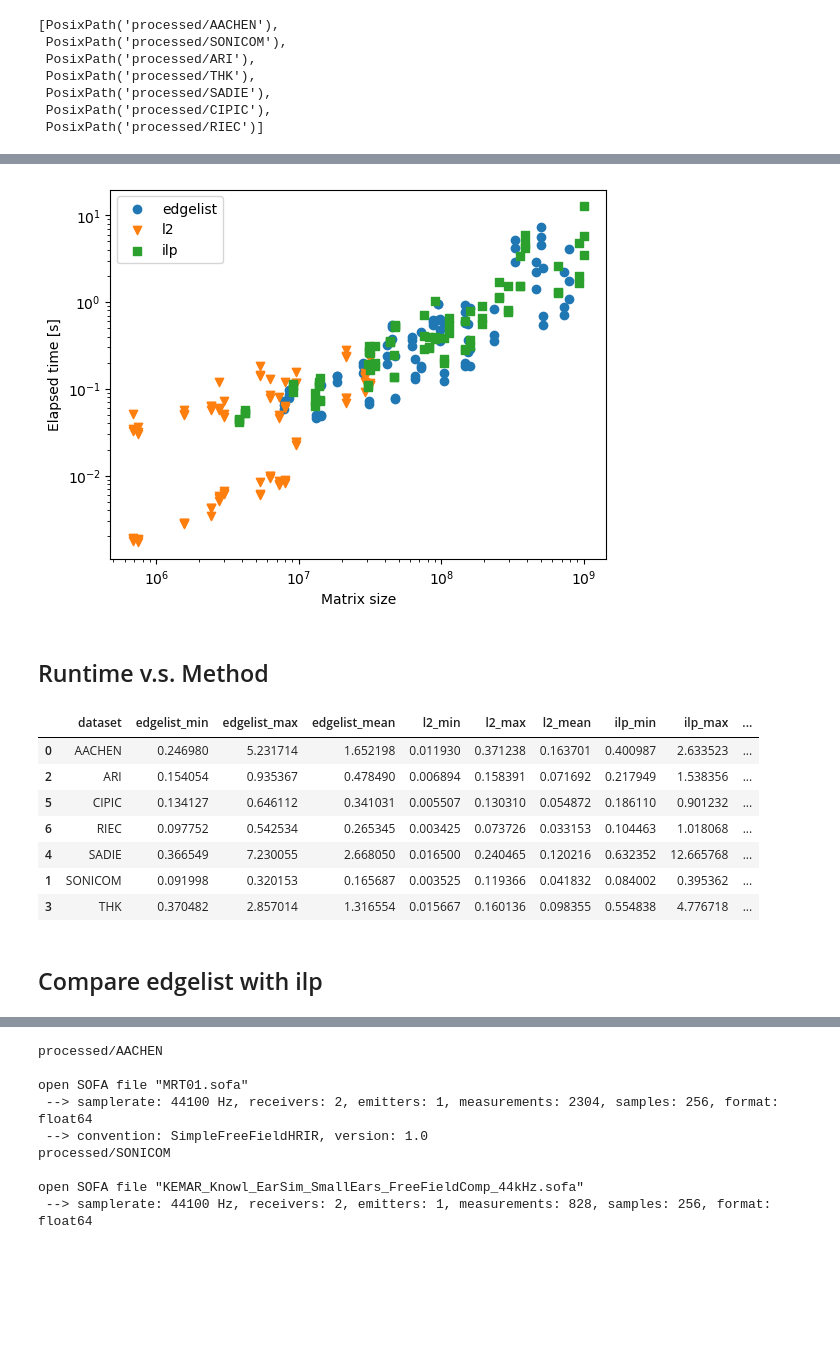
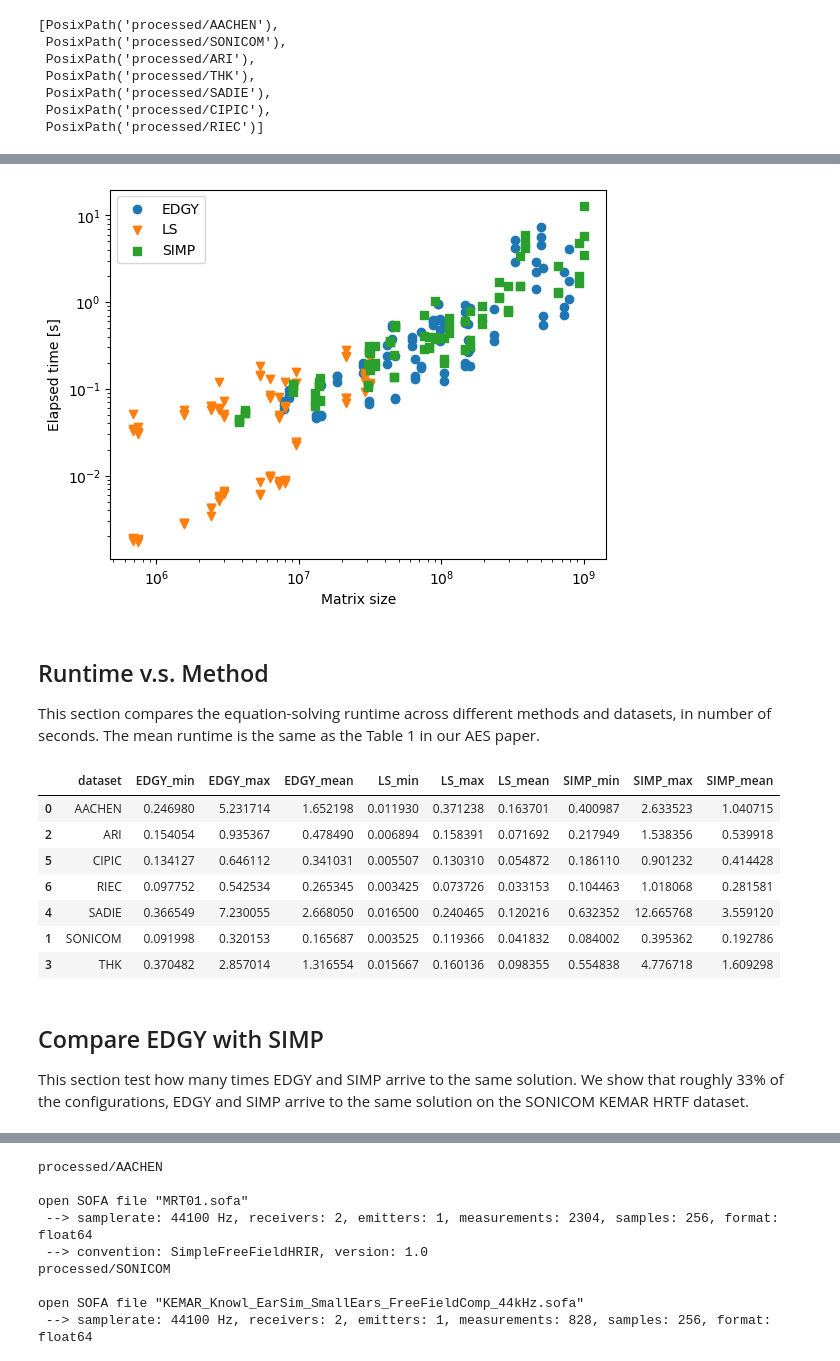
Before and after one commit to yoyololicon/hrtf-ilp, a Jupyter notebook: visualise.ipynb, the cells around one changed output, grey strips where cells are left out. Drawn from its saved outputs; the diff is of its cells as text; code cells hidden in the pictures; blank space fills up the shorter version.

Commit message:
Refactor visualise.ipynb

```diff
--- a/visualise.ipynb
+++ b/visualise.ipynb
@@ -28,38 +31,48 @@ target_dirs
 # %%
 x = {}
 y = {}
 weighting_x = {}
 weighting_y = {}
 
-for filename in chain.from_iterable(Path(target_dir).glob("*.npz") for target_dir in target_dirs):
+method2paper_name = {"edgelist": "EDGY", "l2": "LS", "ilp": "SIMP"}
+
+for filename in chain.from_iterable(
+    Path(target_dir).glob("*.npz") for target_dir in target_dirs
+):
     method, _, toa, _, cross, weighting_method = filename.stem.split("_")
     data = np.load(filename)
     m_shape = data["m_shape"]
     elapsed_time = data["elapsed_time"]
     if cross == "False":
         elapsed_time = elapsed_time / 2
     x[method] = x.get(method, []) + [reduce(lambda x, y: x * y, m_shape)]
     y[method] = y.get(method, []) + [elapsed_time]
-    weighting_x[weighting_method] = weighting_x.get(weighting_method, []) + [reduce(lambda x, y: x * y, m_shape)]
-    weighting_y[weighting_method] = weighting_y.get(weighting_method, []) + [elapsed_time]
+    weighting_x[weighting_method] = weighting_x.get(weighting_method, []) + [
+        reduce(lambda x, y: x * y, m_shape)
+    ]
+    weighting_y[weighting_method] = weighting_y.get(weighting_method, []) + [
+        elapsed_time
+    ]
 
 markers = ["o", "v", "s", "D", "P", "X", "8", "p", "*", "h", "H", "d"]
 
 for method, marker in zip(x.keys(), markers):
-    plt.scatter(x[method], y[method], label=method, marker=marker)
+    plt.scatter(x[method], y[method], label=method2paper_name[method], marker=marker)
 
 # for weighting_method, marker in zip(weighting_x.keys(), markers):
 #     plt.scatter(weighting_x[weighting_method], weighting_y[weighting_method], label=weighting_method, marker=marker)
 plt.xlabel("Matrix size")
 plt.ylabel("Elapsed time [s]")
 plt.xscale("log")
 plt.yscale("log")
 plt.legend()
 plt.show()
 # %% [output]
-[figure, old version]
+[figure, new version]
-# %% [markdown]
-## Runtime v.s. Method
+# %% [markdown]
+## Runtime v.s. Method
+
+This section compares the equation-solving runtime across different methods and datasets, in number of seconds. The mean runtime is the same as the Table 1 in our AES paper.
 # %%
 frame = []
 
@@ -69,6 +82,7 @@ for dir_path in target_dirs:
 
     for filename in dir_path.glob("*.npz"):
         method, _, toa, _, cross, weighting_method = filename.stem.split("_")
+        method = method2paper_name[method]
         data = np.load(filename)
         elapsed_time = data["elapsed_time"]
         runtime[method] = runtime.get(method, []) + [elapsed_time]
@@ -89,16 +103,18 @@ for dir_path in target_dirs:
 frame = pd.DataFrame(frame)
 frame.sort_values(by="dataset")
 # %% [output]
-|  | dataset | edgelist_min | edgelist_max | edgelist_mean | l2_min | l2_max | l2_mean | ilp_min | ilp_max | ... |
-| 0 | AACHEN | 0.246980 | 5.231714 | 1.652198 | 0.011930 | 0.371238 | 0.163701 | 0.400987 | 2.633523 | ... |
-| 2 | ARI | 0.154054 | 0.935367 | 0.478490 | 0.006894 | 0.158391 | 0.071692 | 0.217949 | 1.538356 | ... |
-| 5 | CIPIC | 0.134127 | 0.646112 | 0.341031 | 0.005507 | 0.130310 | 0.054872 | 0.186110 | 0.901232 | ... |
-| 6 | RIEC | 0.097752 | 0.542534 | 0.265345 | 0.003425 | 0.073726 | 0.033153 | 0.104463 | 1.018068 | ... |
-| 4 | SADIE | 0.366549 | 7.230055 | 2.668050 | 0.016500 | 0.240465 | 0.120216 | 0.632352 | 12.665768 | ... |
-| 1 | SONICOM | 0.091998 | 0.320153 | 0.165687 | 0.003525 | 0.119366 | 0.041832 | 0.084002 | 0.395362 | ... |
-| 3 | THK | 0.370482 | 2.857014 | 1.316554 | 0.015667 | 0.160136 | 0.098355 | 0.554838 | 4.776718 | ... |
+|  | dataset | EDGY_min | EDGY_max | EDGY_mean | LS_min | LS_max | LS_mean | SIMP_min | SIMP_max | SIMP_mean |
+| 0 | AACHEN | 0.246980 | 5.231714 | 1.652198 | 0.011930 | 0.371238 | 0.163701 | 0.400987 | 2.633523 | 1.040715 |
+| 2 | ARI | 0.154054 | 0.935367 | 0.478490 | 0.006894 | 0.158391 | 0.071692 | 0.217949 | 1.538356 | 0.539918 |
+| 5 | CIPIC | 0.134127 | 0.646112 | 0.341031 | 0.005507 | 0.130310 | 0.054872 | 0.186110 | 0.901232 | 0.414428 |
+| 6 | RIEC | 0.097752 | 0.542534 | 0.265345 | 0.003425 | 0.073726 | 0.033153 | 0.104463 | 1.018068 | 0.281581 |
+| 4 | SADIE | 0.366549 | 7.230055 | 2.668050 | 0.016500 | 0.240465 | 0.120216 | 0.632352 | 12.665768 | 3.559120 |
+| 1 | SONICOM | 0.091998 | 0.320153 | 0.165687 | 0.003525 | 0.119366 | 0.041832 | 0.084002 | 0.395362 | 0.192786 |
+| 3 | THK | 0.370482 | 2.857014 | 1.316554 | 0.015667 | 0.160136 | 0.098355 | 0.554838 | 4.776718 | 1.609298 |
-# %% [markdown]
-## Compare edgelist with ilp
+# %% [markdown]
+## Compare EDGY with SIMP
+
+This section test how many times EDGY and SIMP arrive to the same solution. We show that roughly 33% of the configurations, EDGY and SIMP arrive to the same solution on the SONICOM KEMAR HRTF dataset.
 # %%
 ilp_results = {}
 edgelist_results = {}
```
Also changed, not shown: parts of 9 cells of this notebook.
